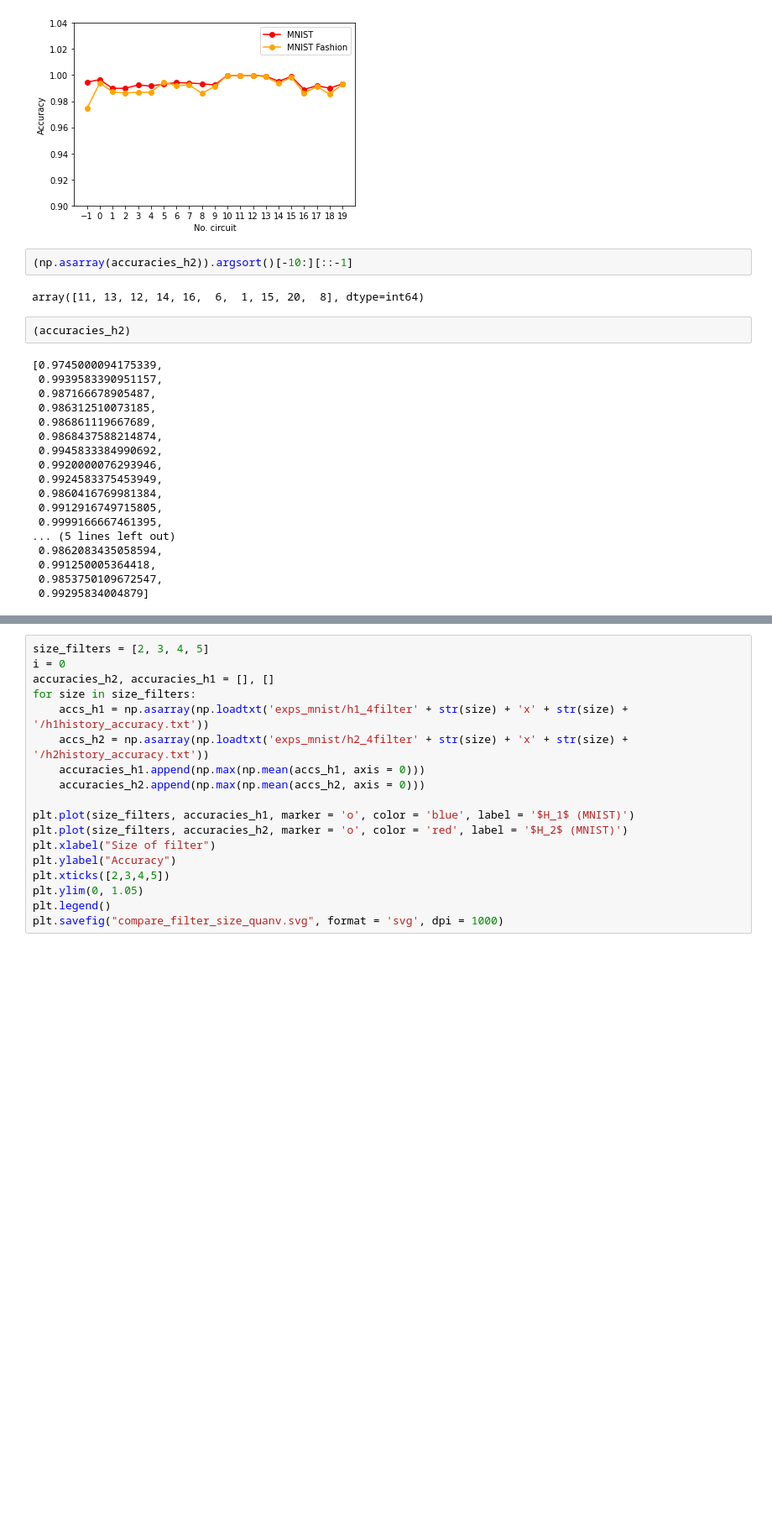
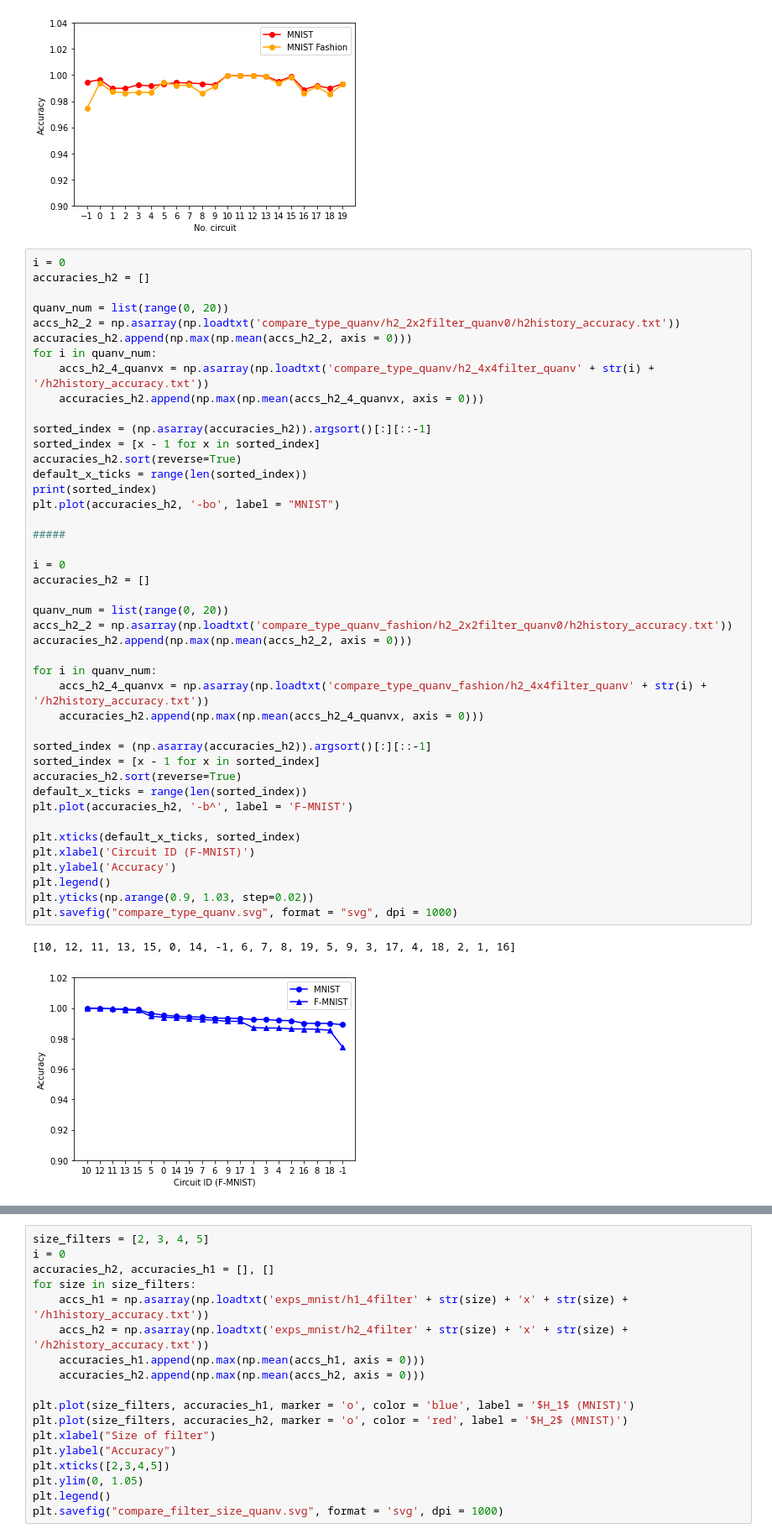
Before and after one commit to vutuanhai237/DynamicQNN, a Jupyter notebook: codes/plt_baseline.ipynb, the cells around one changed output, grey strips where cells are left out. Shown at 84% size. Saved outputs shown, nothing was run; the diff lists cells and outputs as text; blank space fills up the shorter version.

```diff
--- a/codes/plt_baseline.ipynb
+++ b/codes/plt_baseline.ipynb
@@ -152,27 +152,49 @@ plt.yticks(np.arange(0.9, 1.04, step=0.02))
 plt.savefig("compare_type_quanv.svg", format = "svg", dpi = 1000)
 # %% [output]
 [figure]
-# %%
-(np.asarray(accuracies_h2)).argsort()[-10:][::-1]
-# %% [output]
-array([11, 13, 12, 14, 16,  6,  1, 15, 20,  8], dtype=int64)
-# %%
-(accuracies_h2)
-# %% [output]
-[0.9745000094175339,
- 0.9939583390951157,
- 0.987166678905487,
- 0.986312510073185,
- 0.986861119667689,
- 0.9868437588214874,
- 0.9945833384990692,
- 0.9920000076293946,
- 0.9924583375453949,
- 0.9860416769981384,
- 0.9912916749715805,
- 0.9999166667461395,
-... (5 lines left out)
- 0.9862083435058594,
- 0.991250005364418,
- 0.9853750109672547,
- 0.99295834004879]
+# %%
+i = 0
+accuracies_h2 = []
+
+quanv_num = list(range(0, 20))
+accs_h2_2 = np.asarray(np.loadtxt('compare_type_quanv/h2_2x2filter_quanv0/h2history_accuracy.txt'))
+accuracies_h2.append(np.max(np.mean(accs_h2_2, axis = 0)))
+for i in quanv_num:
+    accs_h2_4_quanvx = np.asarray(np.loadtxt('compare_type_quanv/h2_4x4filter_quanv' + str(i) + '/h2history_accuracy.txt'))
+    accuracies_h2.append(np.max(np.mean(accs_h2_4_quanvx, axis = 0)))
+
+sorted_index = (np.asarray(accuracies_h2)).argsort()[:][::-1]
+sorted_index = [x - 1 for x in sorted_index]
+accuracies_h2.sort(reverse=True)
+default_x_ticks = range(len(sorted_index))
+print(sorted_index)
+plt.plot(accuracies_h2, '-bo', label = "MNIST")
+
+#####
+
+i = 0
+accuracies_h2 = []
+
+quanv_num = list(range(0, 20))
+accs_h2_2 = np.asarray(np.loadtxt('compare_type_quanv_fashion/h2_2x2filter_quanv0/h2history_accuracy.txt'))
+accuracies_h2.append(np.max(np.mean(accs_h2_2, axis = 0)))
+
+for i in quanv_num:
+    accs_h2_4_quanvx = np.asarray(np.loadtxt('compare_type_quanv_fashion/h2_4x4filter_quanv' + str(i) + '/h2history_accuracy.txt'))
+    accuracies_h2.append(np.max(np.mean(accs_h2_4_quanvx, axis = 0)))
+
+sorted_index = (np.asarray(accuracies_h2)).argsort()[:][::-1]
+sorted_index = [x - 1 for x in sorted_index]
+accuracies_h2.sort(reverse=True)
+default_x_ticks = range(len(sorted_index))
+plt.plot(accuracies_h2, '-b^', label = 'F-MNIST')
+
+plt.xticks(default_x_ticks, sorted_index)
+plt.xlabel('Circuit ID (F-MNIST)')
+plt.ylabel('Accuracy')
+plt.legend()
+plt.yticks(np.arange(0.9, 1.03, step=0.02))
+plt.savefig("compare_type_quanv.svg", format = "svg", dpi = 1000)
+# %% [output]
+[10, 12, 11, 13, 15, 0, 14, -1, 6, 7, 8, 19, 5, 9, 3, 17, 4, 18, 2, 1, 16]
+[figure, added]
```
Also changed, not shown: parts of 7 cells of this notebook, 18 other files.
